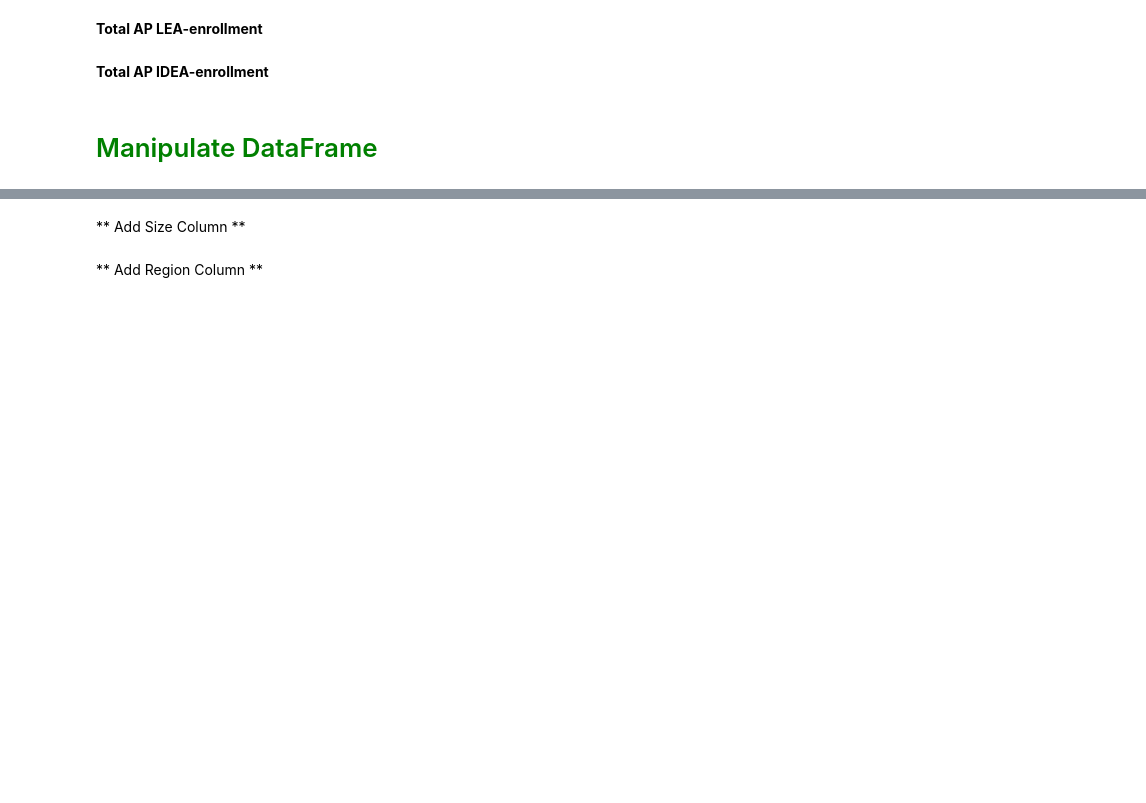
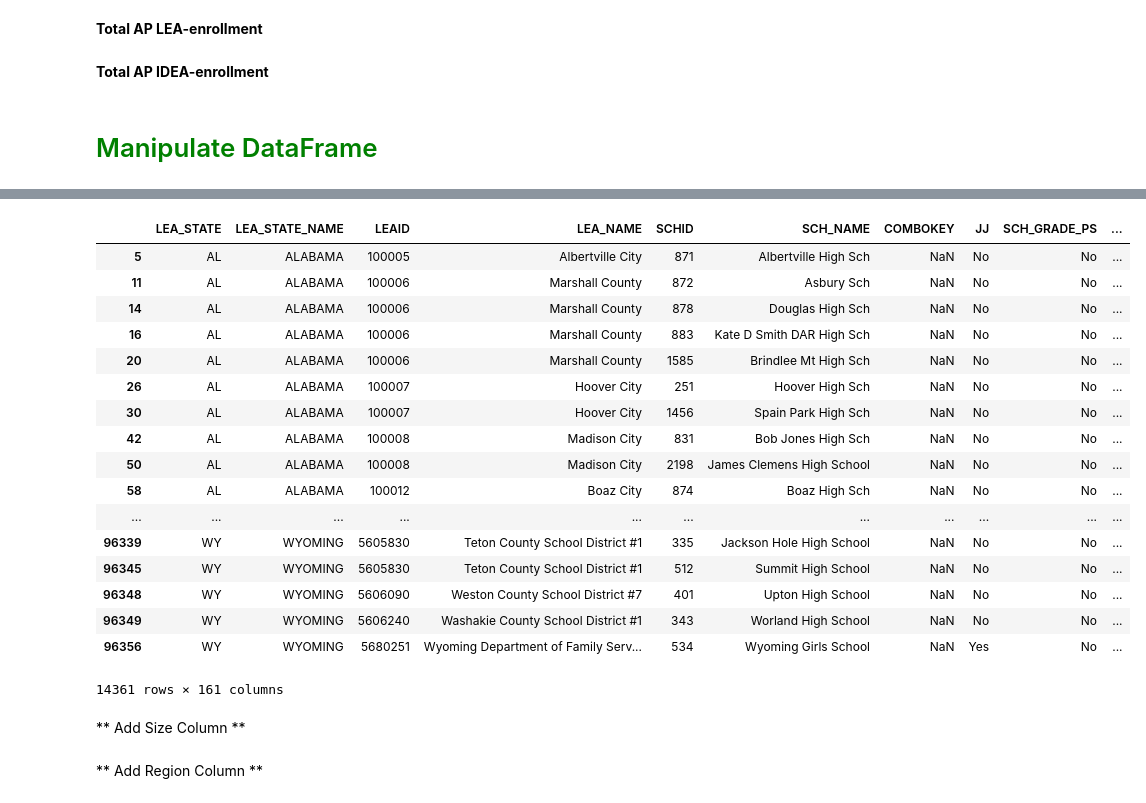
Before and after one commit to oconnoag/nacep_dual_enrollment_analysis, a Jupyter notebook: jupyter_notebooks/02_enrollment_analysis.ipynb, the cells around one changed output, grey strips where cells are left out. Drawn from its saved outputs; the diff is of its cells as text; code cells hidden in the pictures; blank space fills up the shorter version.

```diff
--- a/jupyter_notebooks/02_enrollment_analysis.ipynb
+++ b/jupyter_notebooks/02_enrollment_analysis.ipynb
@@ -157,3 +251,25 @@ crdc_1516_cleaned['ap_idea_enrollment'] = crdc_1516_cleaned['SCH_APENR_IDEA_M']
+# %%
+with pd.option_context('display.max_columns', 150):
+    display(crdc_1516_cleaned[(crdc_1516_cleaned.SCH_DUAL_IND == 'Yes')])
+# %% [output]
+|  | LEA_STATE | LEA_STATE_NAME | LEAID | LEA_NAME | SCHID | SCH_NAME | COMBOKEY | JJ | SCH_GRADE_PS | ... |
+| 5 | AL | ALABAMA | 100005 | Albertville City | 871 | Albertville High Sch | NaN | No | No | ... |
+| 11 | AL | ALABAMA | 100006 | Marshall County | 872 | Asbury Sch | NaN | No | No | ... |
+| 14 | AL | ALABAMA | 100006 | Marshall County | 878 | Douglas High Sch | NaN | No | No | ... |
+| 16 | AL | ALABAMA | 100006 | Marshall County | 883 | Kate D Smith DAR High Sch | NaN | No | No | ... |
+| 20 | AL | ALABAMA | 100006 | Marshall County | 1585 | Brindlee Mt High Sch | NaN | No | No | ... |
+| 26 | AL | ALABAMA | 100007 | Hoover City | 251 | Hoover High Sch | NaN | No | No | ... |
+| 30 | AL | ALABAMA | 100007 | Hoover City | 1456 | Spain Park High Sch | NaN | No | No | ... |
+| 42 | AL | ALABAMA | 100008 | Madison City | 831 | Bob Jones High Sch | NaN | No | No | ... |
+| 50 | AL | ALABAMA | 100008 | Madison City | 2198 | James Clemens High School | NaN | No | No | ... |
+| 58 | AL | ALABAMA | 100012 | Boaz City | 874 | Boaz High Sch | NaN | No | No | ... |
+| ... | ... | ... | ... | ... | ... | ... | ... | ... | ... | ... |
+| 96339 | WY | WYOMING | 5605830 | Teton County School District #1 | 335 | Jackson Hole High School | NaN | No | No | ... |
+| 96345 | WY | WYOMING | 5605830 | Teton County School District #1 | 512 | Summit High School | NaN | No | No | ... |
+| 96348 | WY | WYOMING | 5606090 | Weston County School District #7 | 401 | Upton High School | NaN | No | No | ... |
+| 96349 | WY | WYOMING | 5606240 | Washakie County School District #1 | 343 | Worland High School | NaN | No | No | ... |
+| 96356 | WY | WYOMING | 5680251 | Wyoming Department of Family Serv... | 534 | Wyoming Girls School | NaN | Yes | No | ... |
+14361 rows × 161 columns
 # %% [markdown]
 ** Add Size Column **
 # %%
```
Also changed, not shown: parts of 42 cells of this notebook, 5 other files.
